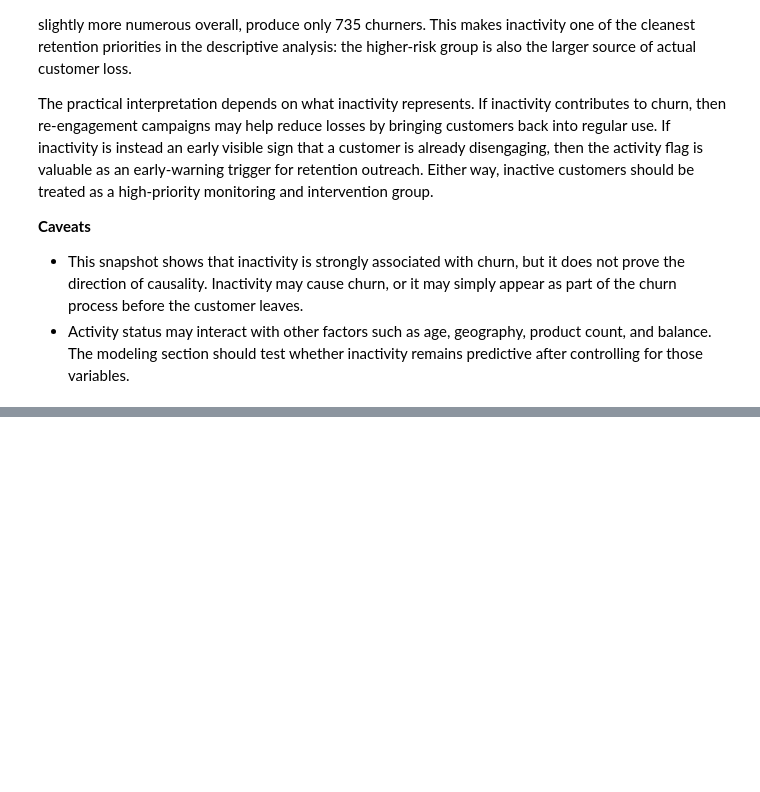
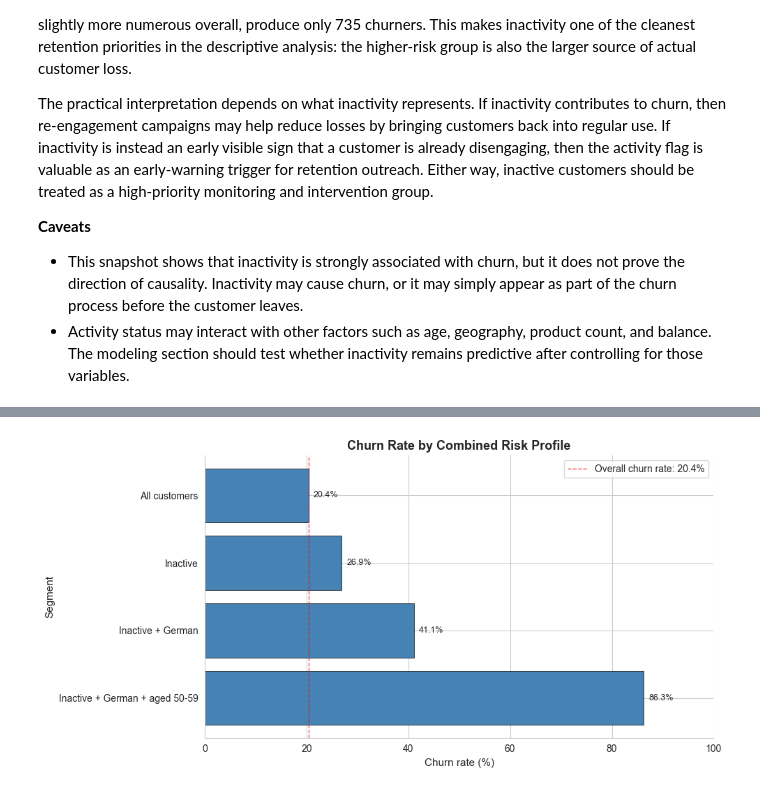
Before and after one commit to szymon-pasieka/bank-churn-analysis, a Jupyter notebook: 01_exploration.ipynb, the cells around one changed output, grey strips where cells are left out. Cells and saved outputs as stored; diff of their text form; code cells hidden in the pictures; blank space fills up the shorter version.

Commit message:
Add combined high-risk segment analysis

```diff
--- a/01_exploration.ipynb
+++ b/01_exploration.ipynb
@@ -431,0 +483,28 @@ The practical interpretation depends on what inactivity represents. If inactivit
+# %%
+baseline = df['Exited'].mean() * 100
+
+fig, ax = plt.subplots(figsize=(10, 5))
+bars = ax.barh(combined_churn['segment'], combined_churn['churn_rate_pct'],
+               color='steelblue', edgecolor='black', linewidth=0.5)
+
+ax.axvline(baseline, color='red', linestyle='--', linewidth=1, alpha=0.7,
+           label=f'Overall churn rate: {baseline:.1f}%')
+
+ax.set_xlabel('Churn rate (%)', fontsize=11)
+ax.set_ylabel('Segment', fontsize=11)
+ax.set_title('Churn Rate by Combined Risk Profile', fontsize=13, fontweight='bold')
+ax.set_xlim(0, 100)
+
+for bar in bars:
+    width = bar.get_width()
+    ax.text(width + 1, bar.get_y() + bar.get_height()/2,
+            f'{width:.1f}%', ha='left', va='center', fontsize=9)
+
+ax.invert_yaxis()
+ax.spines['top'].set_visible(False)
+ax.spines['right'].set_visible(False)
+ax.legend()
+plt.tight_layout()
+plt.show()
+# %% [output]
+[figure, added]
```
Also changed, not shown: parts of 3 cells of this notebook.
